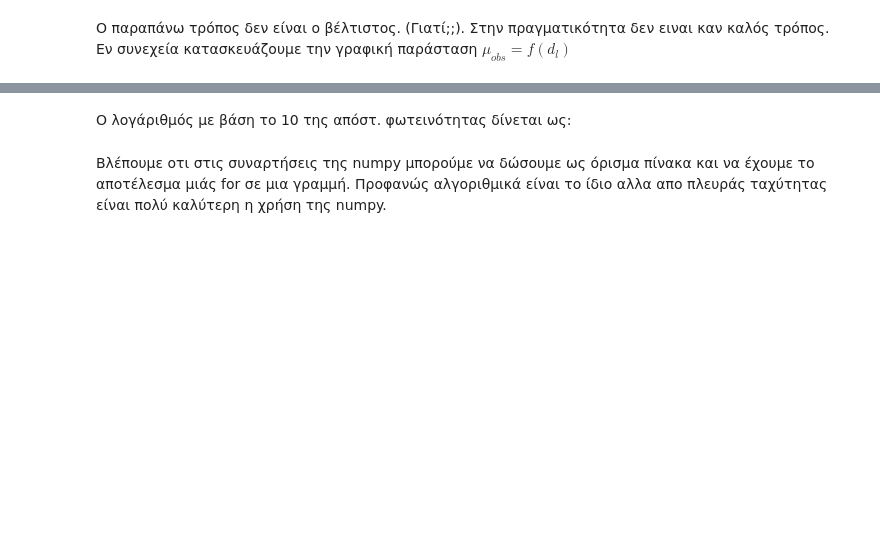
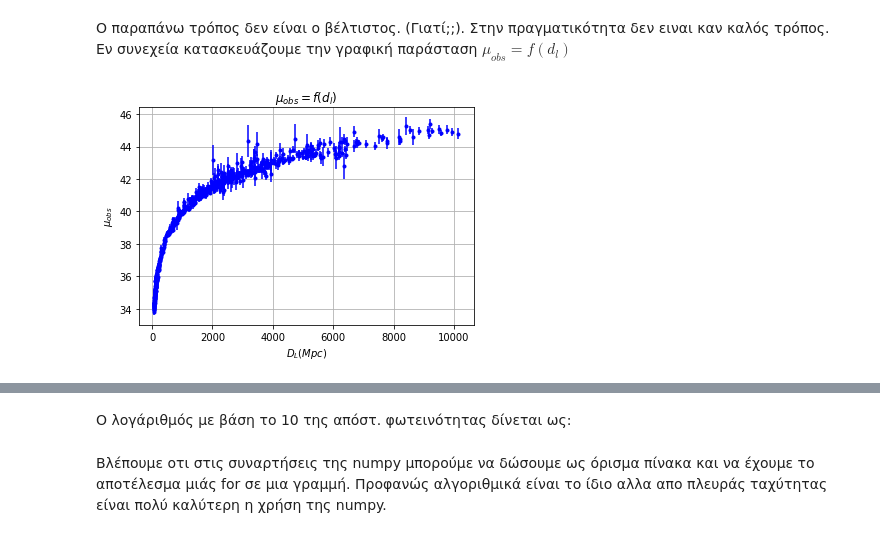
Before and after one commit to UoAACG/WorkshopNotebooks, a Jupyter notebook: Linear_Regresion_ex_and_extras.ipynb, the cells around one changed output, grey strips where cells are left out. Saved outputs shown, nothing was run; the diff lists cells and outputs as text; code cells hidden in the pictures; blank space fills up the shorter version.

```diff
--- a/Linear_Regresion_ex_and_extras.ipynb
+++ b/Linear_Regresion_ex_and_extras.ipynb
@@ -111 +140,10 @@ for element in dataSN: #Η μετ. element παιρνει την τιμή κάθ
+# %%
+#plt.plot(dl,m_obs,'.',color = 'blue',)
+plt.errorbar(dl,m_obs,yerr=m_error,fmt='.',color = 'blue')
+plt.title('$\mu_{obs} = f(d_l)$')
+plt.xlabel('$D_{L}(Mpc)$')
+plt.ylabel('$\mu_{obs}$')
+plt.grid(True)
+# %% [output]
+[figure, added]
 # %%
```
Also changed, not shown: parts of 16 cells of this notebook.
